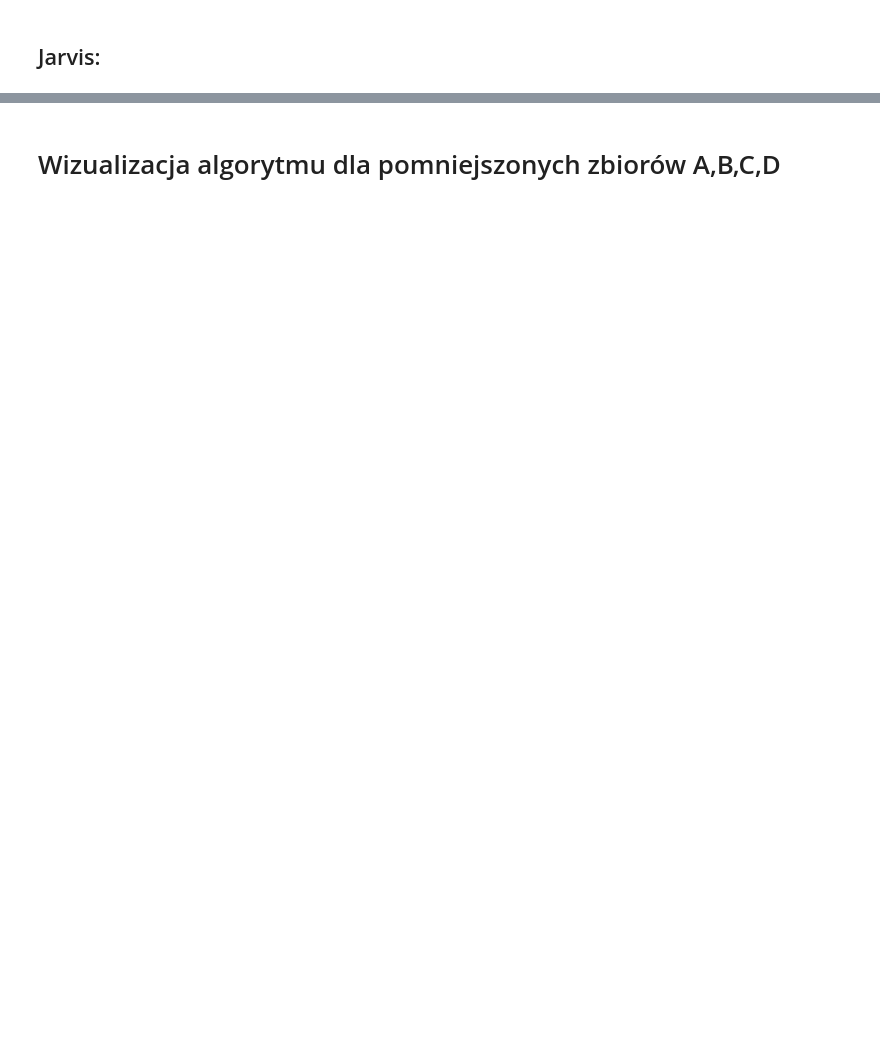
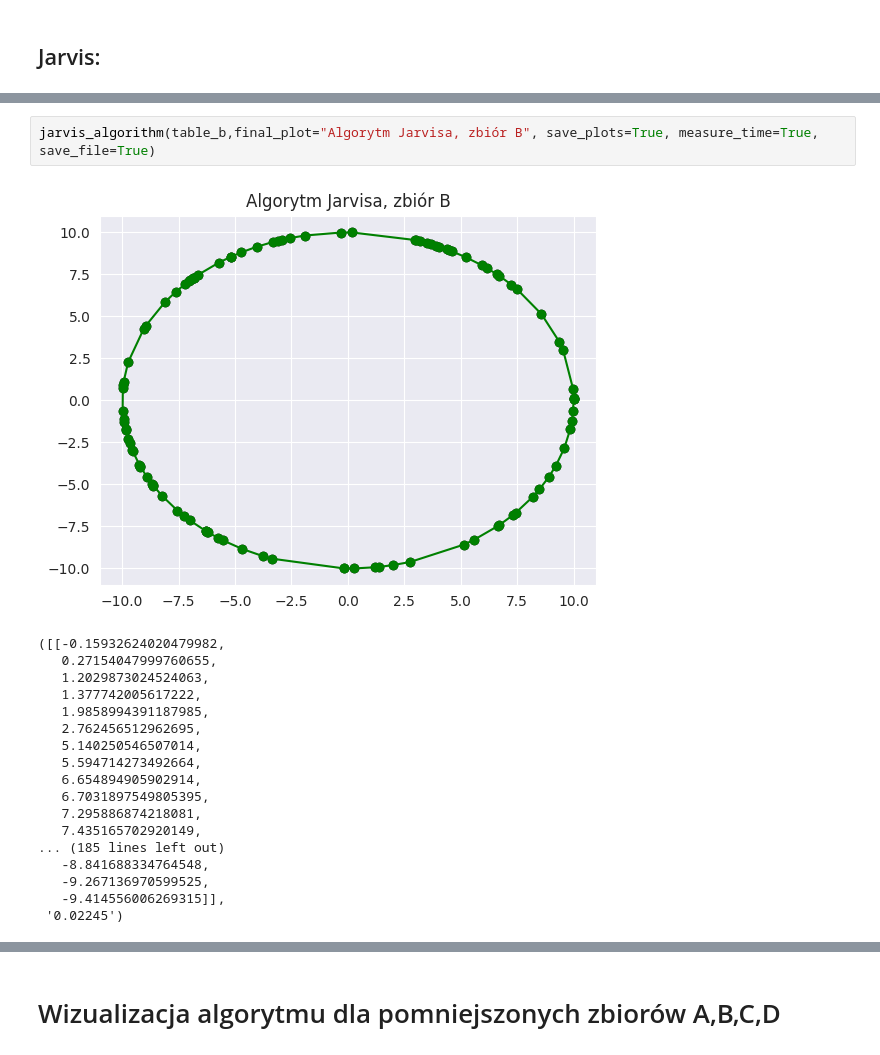
Before and after one commit to Kappaprideer/Geometry_Algorithms, a Jupyter notebook: Lab_2/Labolatorium_2.ipynb, the cells around one changed output, grey strips where cells are left out. Drawn from its saved outputs; the diff is of its cells as text; blank space fills up the shorter version.

```diff
--- a/Lab_2/Labolatorium_2.ipynb
+++ b/Lab_2/Labolatorium_2.ipynb
@@ -595,0 +632,21 @@ graham_algorithm(table_d,final_plot="Algorytm Grahama, zbiór D", save_plots=Tru
+# %%
+jarvis_algorithm(table_b,final_plot="Algorytm Jarvisa, zbiór B", save_plots=True, measure_time=True, save_file=True)
+# %% [output]
+[figure, added]
+([[-0.15932624020479982,
+   0.27154047999760655,
+   1.2029873024524063,
+   1.377742005617222,
+   1.9858994391187985,
+   2.762456512962695,
+   5.140250546507014,
+   5.594714273492664,
+   6.654894905902914,
+   6.7031897549805395,
+   7.295886874218081,
+   7.435165702920149,
+... (185 lines left out)
+   -8.841688334764548,
+   -9.267136970599525,
+   -9.414556006269315]],
+ '0.02245')
```
Also changed, not shown: parts of 30 cells of this notebook, 16 other files.
